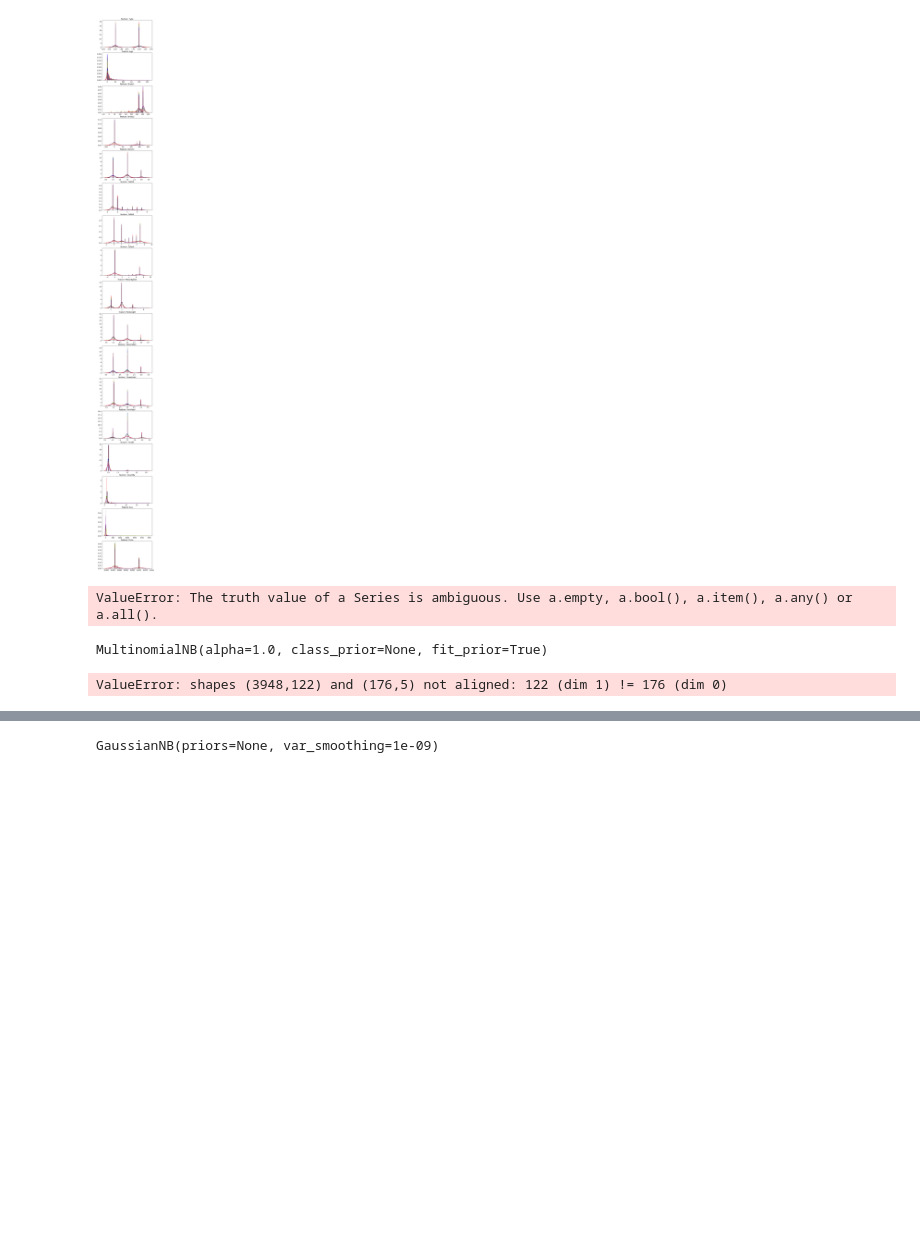
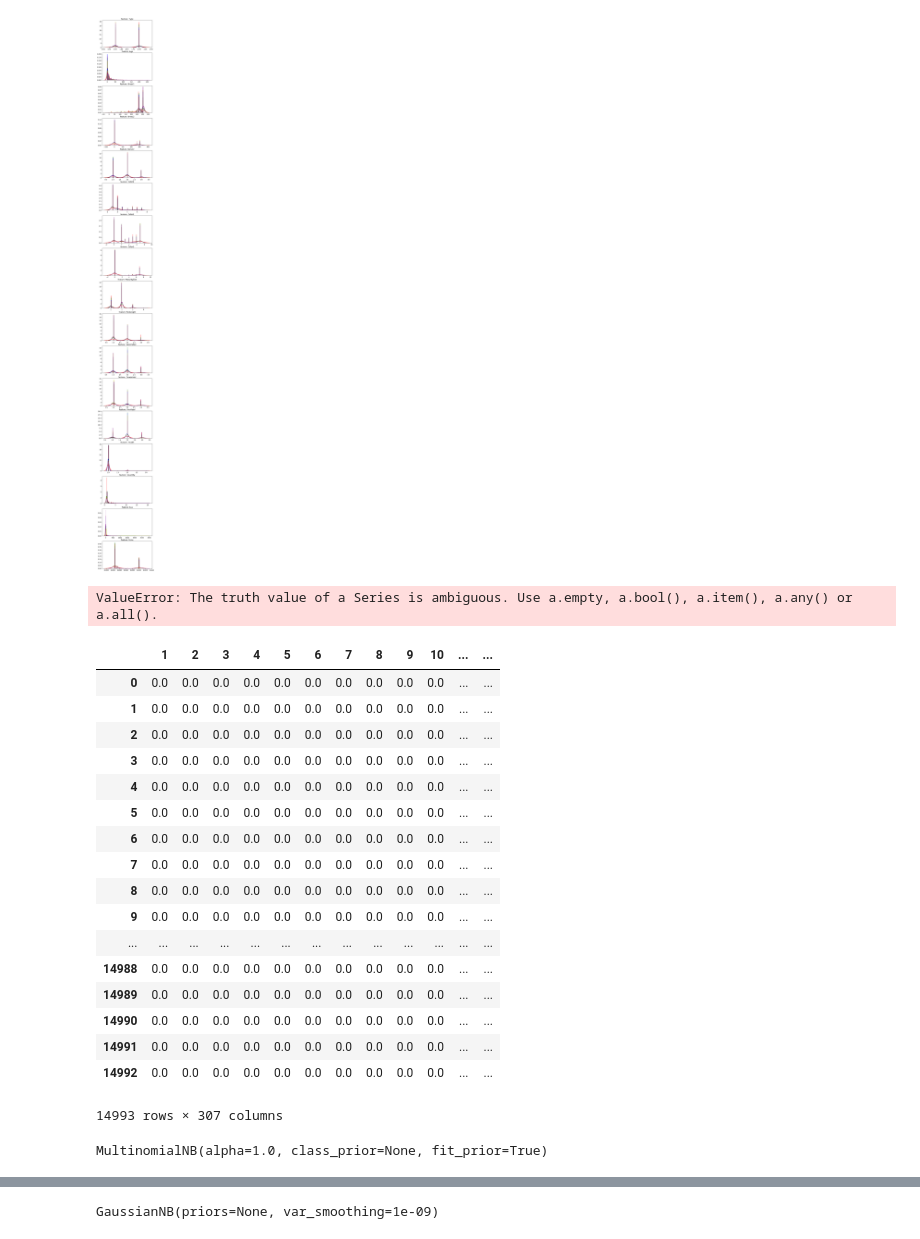
Before and after one commit to SolbiatiAlessandro/kaggle-pets, a Jupyter notebook: models/NAIVE_BAYES/exploratory-analysis.ipynb, the cells around one changed output, grey strips where cells are left out. Drawn from its saved outputs; the diff is of its cells as text; code cells hidden in the pictures; blank space fills up the shorter version.

Commit message:
[NAIVE BAYES] implemented multinomial NB, validated on Breed1

```diff
--- a/models/NAIVE_BAYES/exploratory-analysis.ipynb
+++ b/models/NAIVE_BAYES/exploratory-analysis.ipynb
@@ -110,6 +110,29 @@ enc.fit_transform(np.array(train['Breed1'])
 ValueError: The truth value of a Series is ambiguous. Use a.empty, a.bool(), a.item(), a.any() or a.all().
 # %%
 df = pd.get_dummies(train['Breed1'])
+# %%
+dummies = pd.get_dummies(train['Breed1'], prefix='', prefix_sep='')
+dummies = dummies.T.reindex([str(n) for n in range(1, len(breeds) + 1)]).T.fillna(0)
+dummies
+# %% [output]
+|  | 1 | 2 | 3 | 4 | 5 | 6 | 7 | 8 | 9 | 10 | ... | ... |
+| 0 | 0.0 | 0.0 | 0.0 | 0.0 | 0.0 | 0.0 | 0.0 | 0.0 | 0.0 | 0.0 | ... | ... |
+| 1 | 0.0 | 0.0 | 0.0 | 0.0 | 0.0 | 0.0 | 0.0 | 0.0 | 0.0 | 0.0 | ... | ... |
+| 2 | 0.0 | 0.0 | 0.0 | 0.0 | 0.0 | 0.0 | 0.0 | 0.0 | 0.0 | 0.0 | ... | ... |
+| 3 | 0.0 | 0.0 | 0.0 | 0.0 | 0.0 | 0.0 | 0.0 | 0.0 | 0.0 | 0.0 | ... | ... |
+| 4 | 0.0 | 0.0 | 0.0 | 0.0 | 0.0 | 0.0 | 0.0 | 0.0 | 0.0 | 0.0 | ... | ... |
+| 5 | 0.0 | 0.0 | 0.0 | 0.0 | 0.0 | 0.0 | 0.0 | 0.0 | 0.0 | 0.0 | ... | ... |
+| 6 | 0.0 | 0.0 | 0.0 | 0.0 | 0.0 | 0.0 | 0.0 | 0.0 | 0.0 | 0.0 | ... | ... |
+| 7 | 0.0 | 0.0 | 0.0 | 0.0 | 0.0 | 0.0 | 0.0 | 0.0 | 0.0 | 0.0 | ... | ... |
+| 8 | 0.0 | 0.0 | 0.0 | 0.0 | 0.0 | 0.0 | 0.0 | 0.0 | 0.0 | 0.0 | ... | ... |
+| 9 | 0.0 | 0.0 | 0.0 | 0.0 | 0.0 | 0.0 | 0.0 | 0.0 | 0.0 | 0.0 | ... | ... |
+| ... | ... | ... | ... | ... | ... | ... | ... | ... | ... | ... | ... | ... |
+| 14988 | 0.0 | 0.0 | 0.0 | 0.0 | 0.0 | 0.0 | 0.0 | 0.0 | 0.0 | 0.0 | ... | ... |
+| 14989 | 0.0 | 0.0 | 0.0 | 0.0 | 0.0 | 0.0 | 0.0 | 0.0 | 0.0 | 0.0 | ... | ... |
+| 14990 | 0.0 | 0.0 | 0.0 | 0.0 | 0.0 | 0.0 | 0.0 | 0.0 | 0.0 | 0.0 | ... | ... |
+| 14991 | 0.0 | 0.0 | 0.0 | 0.0 | 0.0 | 0.0 | 0.0 | 0.0 | 0.0 | 0.0 | ... | ... |
+| 14992 | 0.0 | 0.0 | 0.0 | 0.0 | 0.0 | 0.0 | 0.0 | 0.0 | 0.0 | 0.0 | ... | ... |
+14993 rows × 307 columns
 # %%
 from sklearn.naive_bayes import MultinomialNB
 clf = MultinomialNB()
@@ -118,6 +141,2 @@ clf.fit(df, train.AdoptionSpeed)
 # %% [output]
 MultinomialNB(alpha=1.0, class_prior=None, fit_prior=True)
-# %%
-clf.predict(pd.get_dummies(test['Breed1']))
-# %% [output]
-ValueError: shapes (3948,122) and (176,5) not aligned: 122 (dim 1) != 176 (dim 0)
```
Also changed, not shown: parts of 3 cells of this notebook, 4 other files.
